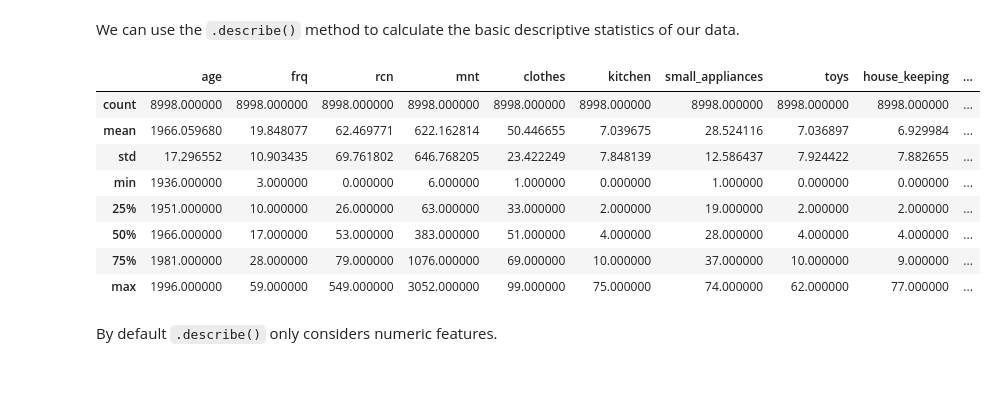
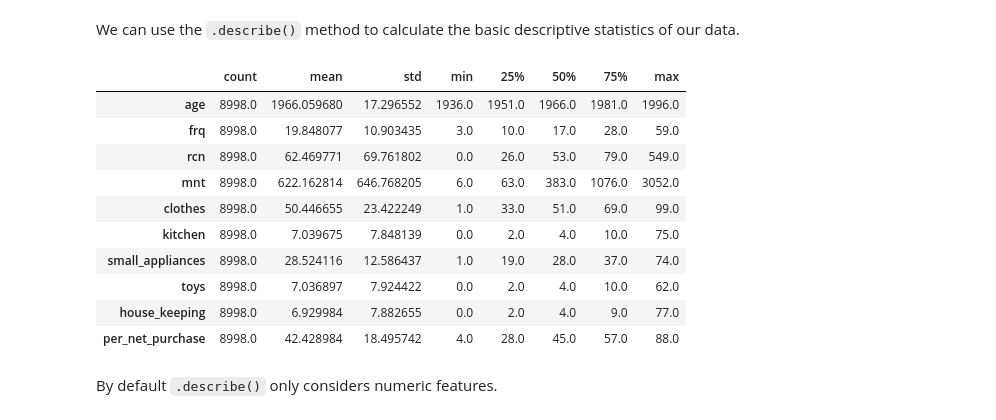
Before and after one commit to vblcg/Data-Mining-25-26, a Jupyter notebook: notebooks/lab02_data_exploration.ipynb, the cells around one changed output. Cells and saved outputs as stored; diff of their text form; code cells hidden in the pictures; blank space fills up the shorter version.

```diff
--- a/notebooks/lab02_data_exploration.ipynb
+++ b/notebooks/lab02_data_exploration.ipynb
@@ -171,19 +167,21 @@ Do their values look correct?
 We can use the `.describe()` method to calculate the basic descriptive statistics of our data.
 # %%
 # Check the descriptive statics
-df.describe()
+df.describe().T
 # tentar tirar valores que possam ser interessantes (average)
 # tentar encontrar valores inconsistentes
 # %% [output]
-|  | age | frq | rcn | mnt | clothes | kitchen | small_appliances | toys | house_keeping | ... |
-| count | 8998.000000 | 8998.000000 | 8998.000000 | 8998.000000 | 8998.000000 | 8998.000000 | 8998.000000 | 8998.000000 | 8998.000000 | ... |
-| mean | 1966.059680 | 19.848077 | 62.469771 | 622.162814 | 50.446655 | 7.039675 | 28.524116 | 7.036897 | 6.929984 | ... |
-| std | 17.296552 | 10.903435 | 69.761802 | 646.768205 | 23.422249 | 7.848139 | 12.586437 | 7.924422 | 7.882655 | ... |
-| min | 1936.000000 | 3.000000 | 0.000000 | 6.000000 | 1.000000 | 0.000000 | 1.000000 | 0.000000 | 0.000000 | ... |
-| 25% | 1951.000000 | 10.000000 | 26.000000 | 63.000000 | 33.000000 | 2.000000 | 19.000000 | 2.000000 | 2.000000 | ... |
-| 50% | 1966.000000 | 17.000000 | 53.000000 | 383.000000 | 51.000000 | 4.000000 | 28.000000 | 4.000000 | 4.000000 | ... |
-| 75% | 1981.000000 | 28.000000 | 79.000000 | 1076.000000 | 69.000000 | 10.000000 | 37.000000 | 10.000000 | 9.000000 | ... |
-| max | 1996.000000 | 59.000000 | 549.000000 | 3052.000000 | 99.000000 | 75.000000 | 74.000000 | 62.000000 | 77.000000 | ... |
+|  | count | mean | std | min | 25% | 50% | 75% | max |
+| age | 8998.0 | 1966.059680 | 17.296552 | 1936.0 | 1951.0 | 1966.0 | 1981.0 | 1996.0 |
+| frq | 8998.0 | 19.848077 | 10.903435 | 3.0 | 10.0 | 17.0 | 28.0 | 59.0 |
+| rcn | 8998.0 | 62.469771 | 69.761802 | 0.0 | 26.0 | 53.0 | 79.0 | 549.0 |
+| mnt | 8998.0 | 622.162814 | 646.768205 | 6.0 | 63.0 | 383.0 | 1076.0 | 3052.0 |
+| clothes | 8998.0 | 50.446655 | 23.422249 | 1.0 | 33.0 | 51.0 | 69.0 | 99.0 |
+| kitchen | 8998.0 | 7.039675 | 7.848139 | 0.0 | 2.0 | 4.0 | 10.0 | 75.0 |
+| small_appliances | 8998.0 | 28.524116 | 12.586437 | 1.0 | 19.0 | 28.0 | 37.0 | 74.0 |
+| toys | 8998.0 | 7.036897 | 7.924422 | 0.0 | 2.0 | 4.0 | 10.0 | 62.0 |
+| house_keeping | 8998.0 | 6.929984 | 7.882655 | 0.0 | 2.0 | 4.0 | 9.0 | 77.0 |
+| per_net_purchase | 8998.0 | 42.428984 | 18.495742 | 4.0 | 28.0 | 45.0 | 57.0 | 88.0 |
 # %% [markdown]
 By default `.describe()` only considers numeric features.
 # %%
```
Also changed, not shown: parts of 6 cells of this notebook.
